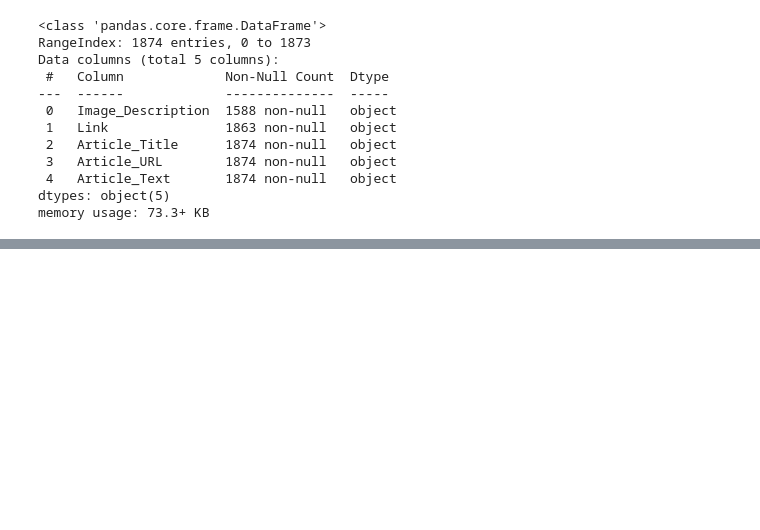
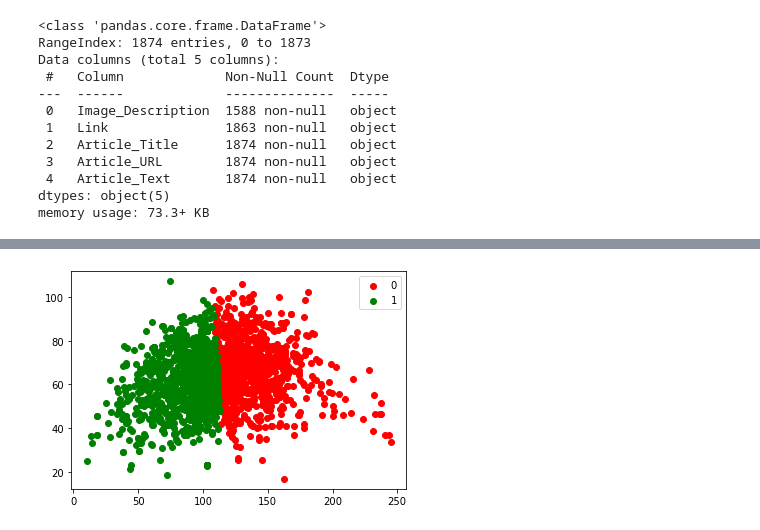
Before and after one commit to rmh222/autorec-sys, a Jupyter notebook: Week3-CrawlingAndClassification/FrontrunnerWeek3.ipynb, the cells around one changed output, grey strips where cells are left out. Saved outputs shown, nothing was run; the diff lists cells and outputs as text; code cells hidden in the pictures; blank space fills up the shorter version.

```diff
--- a/Week3-CrawlingAndClassification/FrontrunnerWeek3.ipynb
+++ b/Week3-CrawlingAndClassification/FrontrunnerWeek3.ipynb
@@ -222,5 +237,5 @@ def cluster(paths):
 # %%
-featurelist, kmeans = cluster(dataset["Link"])
+theImages, featurelist, kmeans = cluster(dataset["Link"])
 # %%
 # Copy with cluster name
 for i, l in zip(theImages, kmeans.labels_):
@@ -427,4 +442,4 @@ Data columns (total 5 columns):
 dtypes: object(5)
 memory usage: 73.3+ KB
 # %%
-featurelist2, kmeans2 = cluster(dataset2["Link"])
+theImages2, featurelist2, kmeans2 = cluster(dataset2["Link"])
@@ -435,21 +450,23 @@ kmeans2.labels_
 # %%
 u_labels = np.unique(kmeans2.labels_)
 zeros, ones = {"Min": [], "Max":[], "Mean":[], "Std":[]},  {"Min": [], "Max":[], "Mean":[], "Std":[]}
-for f, l in zip(featurelist2, kmeans.labels_):
+for f, l in zip(featurelist2, kmeans2.labels_):
     if(l == 0):
         zeros["Min"].append(f[0])
         zeros["Max"].append(f[1])
         zeros["Mean"].append(f[2])
         zeros["Std"].append(f[3])
     else:
         ones["Min"].append(f[0])
         ones["Max"].append(f[1])
         ones["Mean"].append(f[2])
         ones["Std"].append(f[3])
 
 
 #plotting the results:
 plt.scatter(zeros["Mean"] , zeros["Std"] , label = 0, color='red')
 plt.scatter(ones["Mean"] , ones["Std"] , label = 1, color='green')
 plt.legend()
 plt.show()
+# %% [output]
+[figure, added]
```
Also changed, not shown: parts of 5 cells of this notebook.
